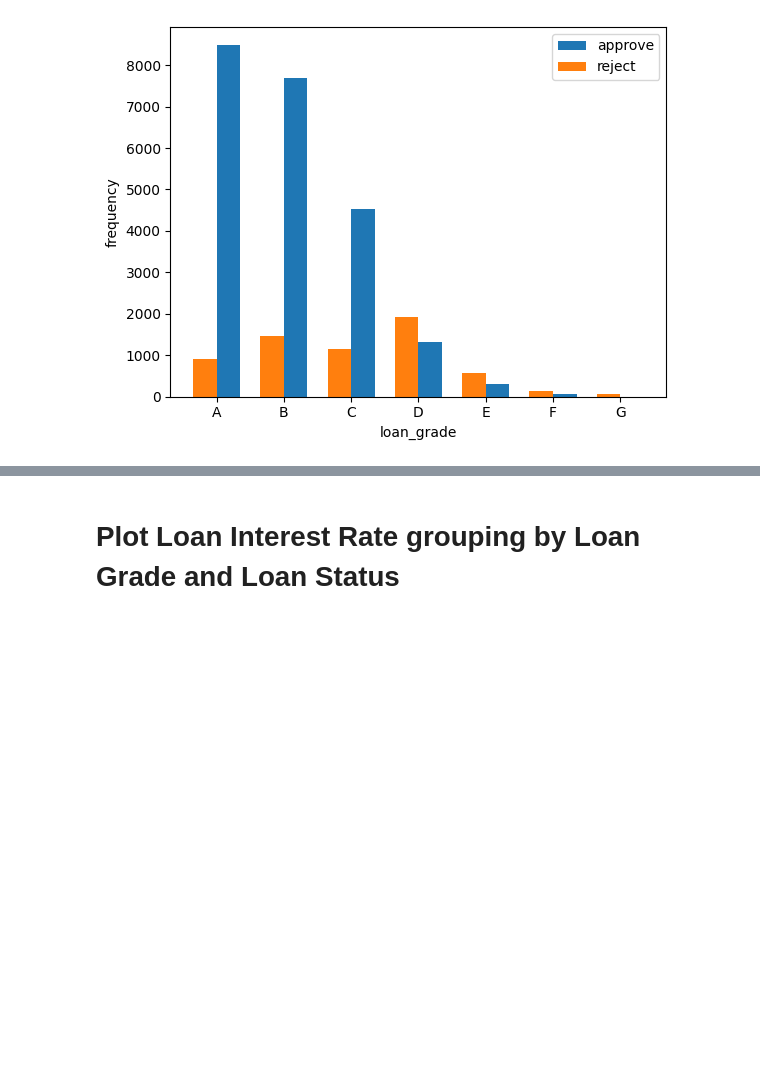
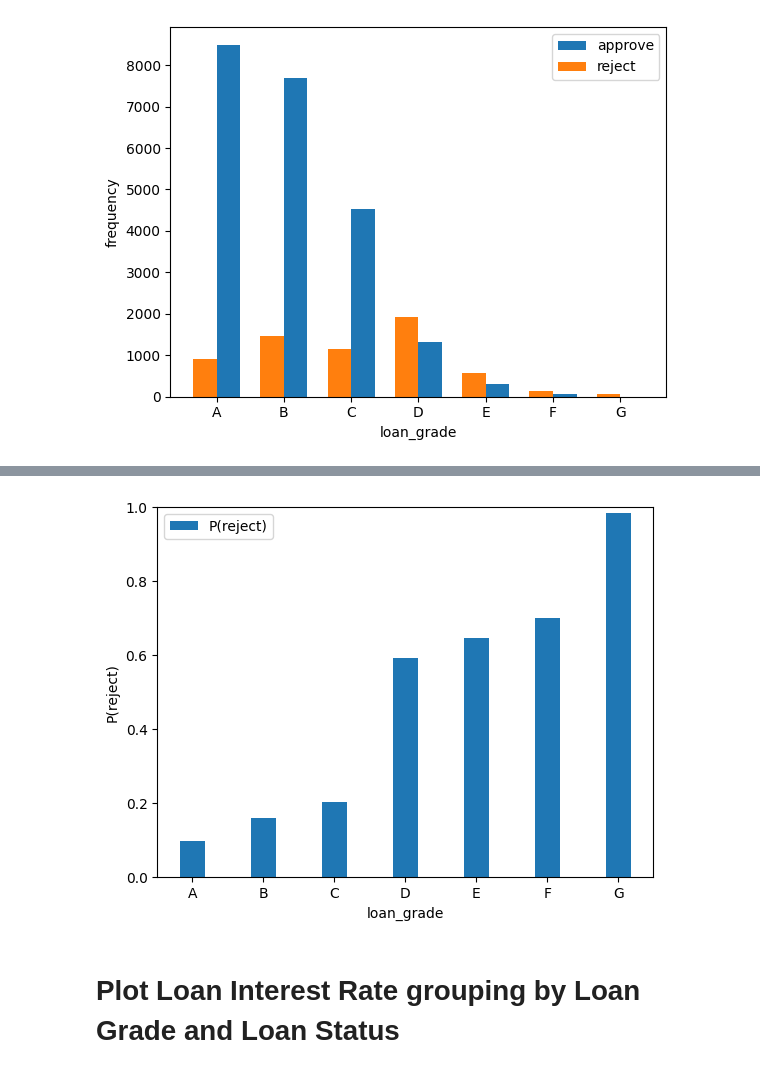
Before and after one commit to edward-b-1/Loan-Approval-Prediction, a Jupyter notebook: loan_interest_rate_loan_grade.ipynb, the cells around one changed output, grey strips where cells are left out. Cells and saved outputs as stored; diff of their text form; code cells hidden in the pictures; blank space fills up the shorter version.

```diff
--- a/loan_interest_rate_loan_grade.ipynb
+++ b/loan_interest_rate_loan_grade.ipynb
@@ -507,0 +518,2 @@ None
+# %%
+data_by_grade_and_status['fraction'] = data_by_grade_and_status[1] / (data_by_grade_and_status[0] + data_by_grade_and_status[1])
@@ -508,3 +532,20 @@ None
+# %%
+grades = data_by_grade_and_status.index.tolist()
+x = numpy.arange(len(grades))
+width = 0.35
+
+plt.bar(x, data_by_grade_and_status['fraction'], width, label='P(reject)')
+
+plt.xlabel('loan_grade')
+plt.ylabel('P(reject)')
+plt.xticks(x, grades)
+plt.legend()
+plt.ylim(0, 1)
+
+plt.savefig(f'loan_grade-loan_status-probability.pdf')
+None
+# %% [output]
+[figure, added]
 # %% [markdown]
 # Plot Loan Interest Rate grouping by Loan Grade and Loan Status
 # %%
```
Also changed, not shown: parts of 4 cells of this notebook.
